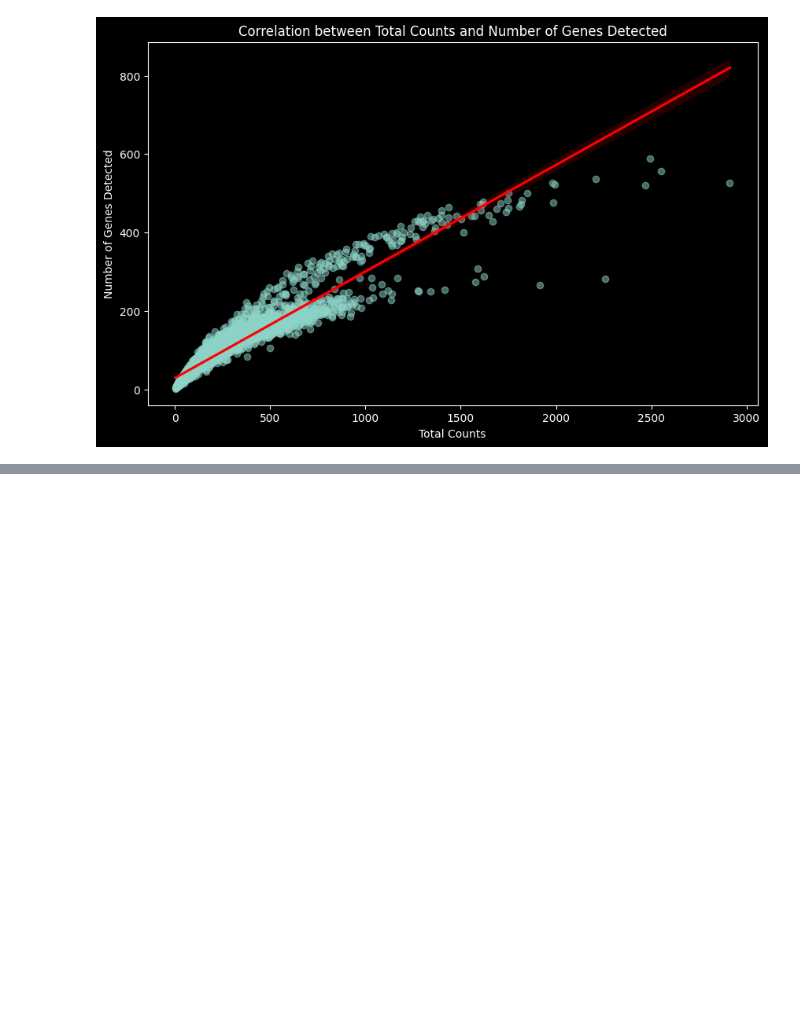
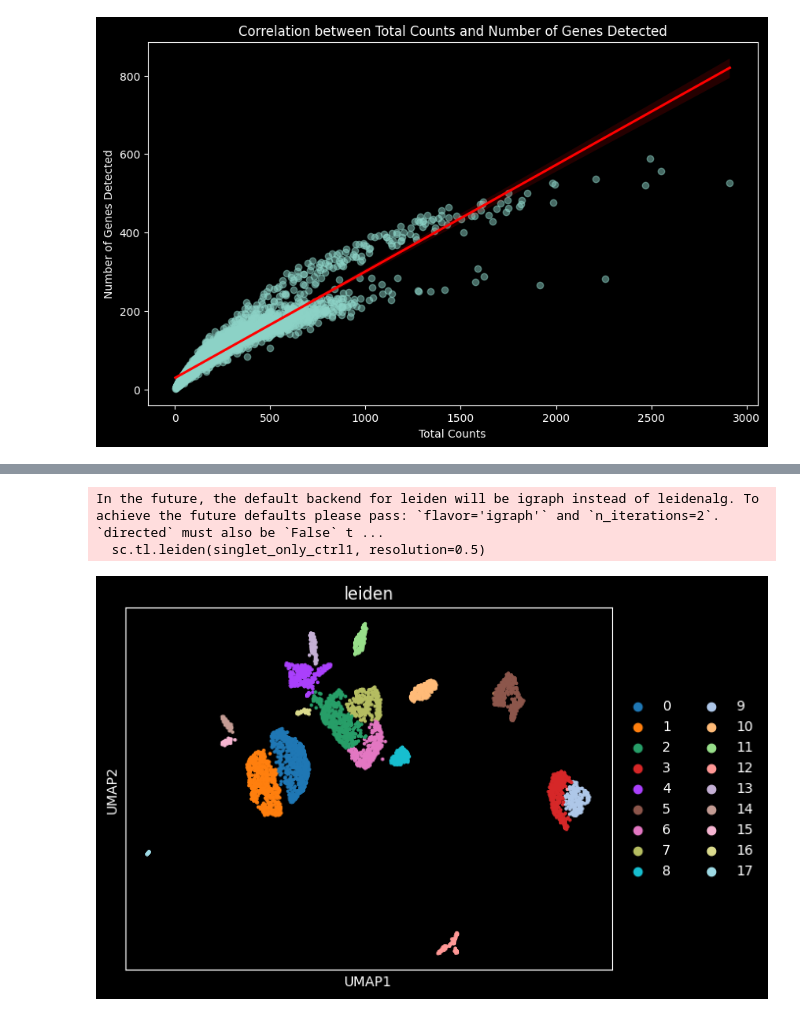
Before and after one commit to amkhrjee/covid-lung-atlas, a Jupyter notebook: main.ipynb, the cells around one changed output, grey strips where cells are left out. Saved outputs shown, nothing was run; the diff lists cells and outputs as text; code cells hidden in the pictures; blank space fills up the shorter version.

```diff
--- a/main.ipynb
+++ b/main.ipynb
@@ -324,3 +324,11 @@ plt.title("Correlation between Total Counts and Number of Genes Detected")
 plt.show()
 # %% [output]
 [figure]
+# %%
+singlet_only_ctrl1 = singlet_only_ctrl1[
+    singlet_only_ctrl1.obs.pct_counts_is_mito_gene < 20
+]
+singlet_only_ctrl1 = singlet_only_ctrl1[
+    singlet_only_ctrl1.obs.pct_counts_is_ribo_gene < 2
+]
+singlet_only_ctrl1
@@ -326,0 +376,9 @@ plt.show()
+# %%
+sc.tl.leiden(singlet_only_ctrl1, resolution=0.5)
+# %% [output]
+In the future, the default backend for leiden will be igraph instead of leidenalg. To achieve the future defaults please pass: `flavor='igraph'` and `n_iterations=2`. `directed` must also be `False` t ...
+  sc.tl.leiden(singlet_only_ctrl1, resolution=0.5)
+# %%
+sc.pl.umap(singlet_only_ctrl1, color=["leiden"])
+# %% [output]
+[figure, added]
```
Also changed, not shown: parts of 7 cells of this notebook, 1 other file.
